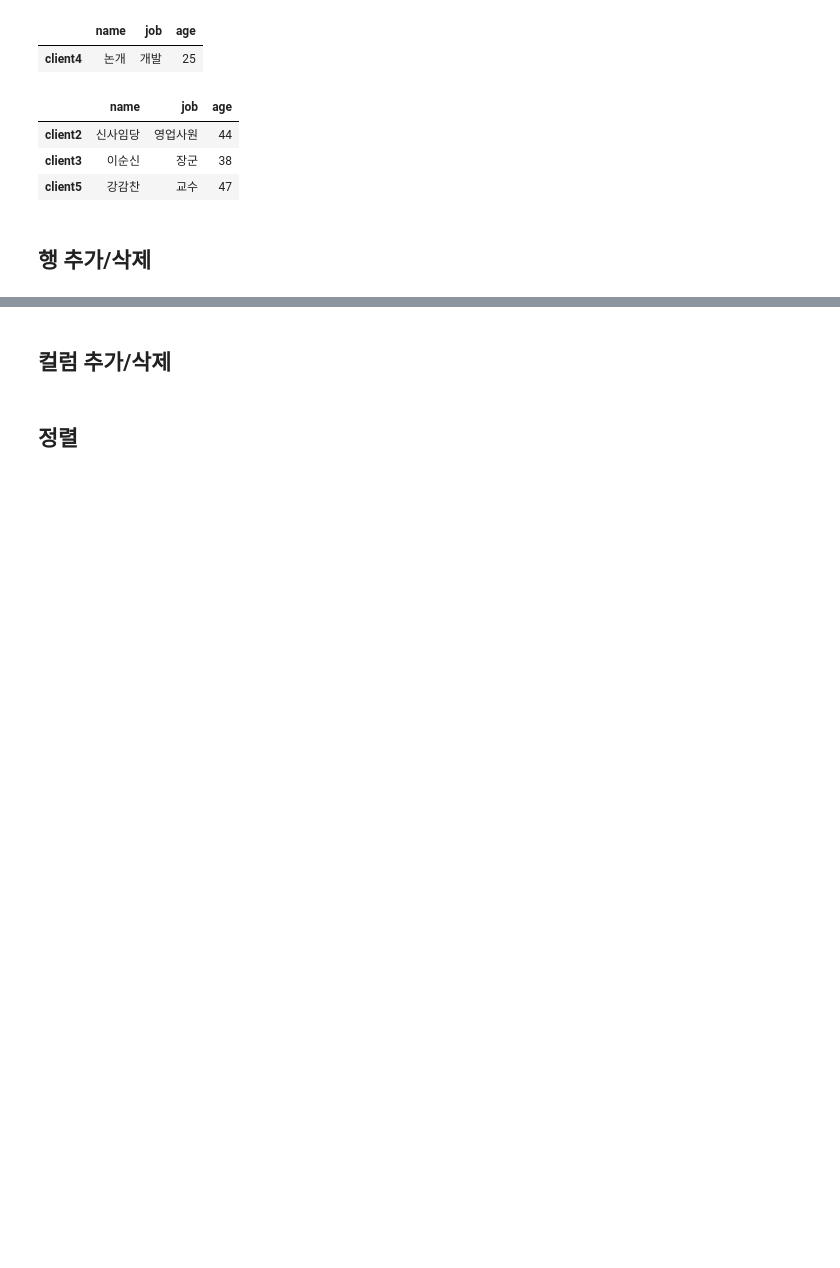
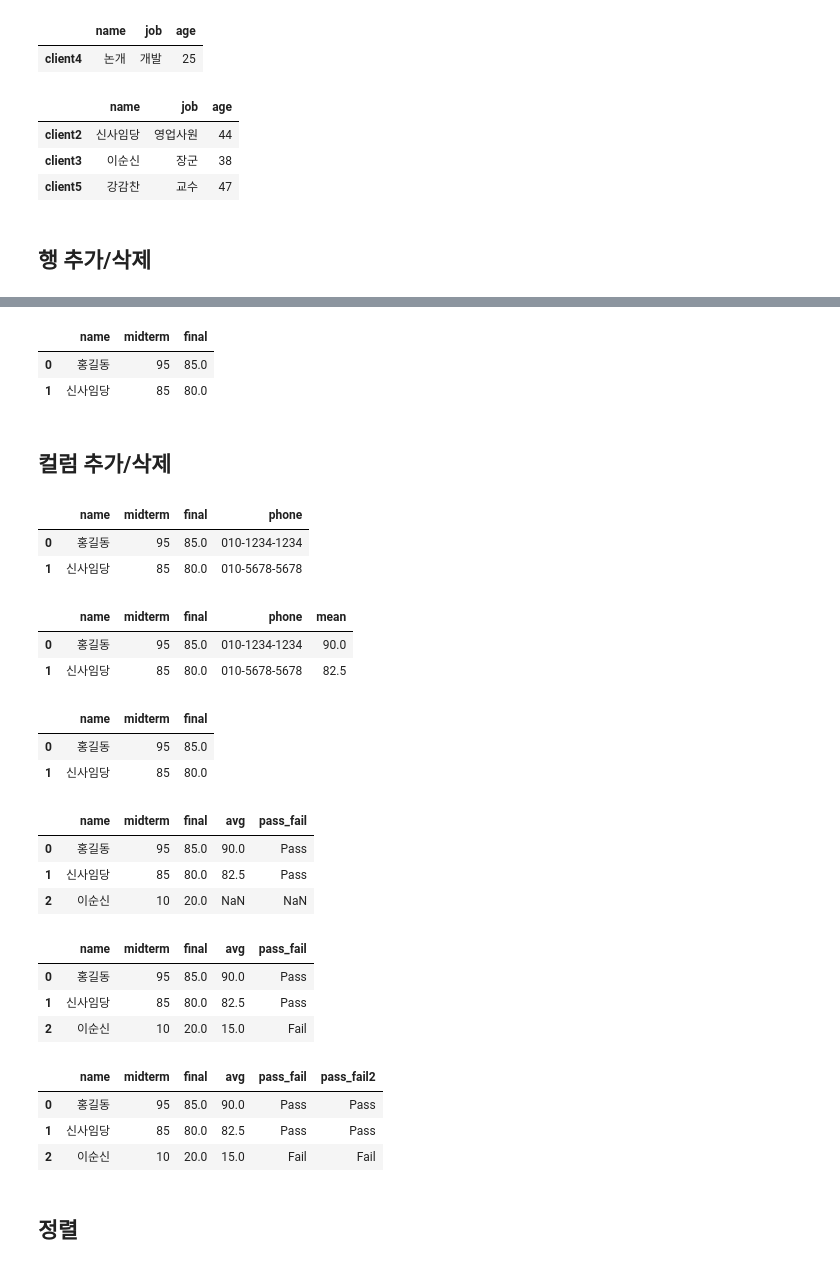
Before and after one commit to suhoo898-skn-33/05_data_analysis, a Jupyter notebook: 02_pandas/02_dataframe.ipynb, the cells around one changed output, grey strips where cells are left out. Drawn from its saved outputs; the diff is of its cells as text; code cells hidden in the pictures; blank space fills up the shorter version.

```diff
--- a/02_pandas/02_dataframe.ipynb
+++ b/02_pandas/02_dataframe.ipynb
@@ -393,4 +444,74 @@ df[(df['age'] >= 40) | (df['name'].str.contains('신'))]
+# %%
+# 특정 조건을 만족하는 모든 행 삭제
+df = df[df['final'] >= 60]  # 60점 이상만 남기기 == 60점 미만 삭제
+df
+# %% [output]
+|  | name | midterm | final |
+| 0 | 홍길동 | 95 | 85.0 |
+| 1 | 신사임당 | 85 | 80.0 |
 # %% [markdown]
 ## 컬럼 추가/삭제
+# %%
+df.loc[:, 'phone'] = ['010-1234-1234', '010-5678-5678']
+
+df
+# %% [output]
+|  | name | midterm | final | phone |
+| 0 | 홍길동 | 95 | 85.0 | 010-1234-1234 |
+| 1 | 신사임당 | 85 | 80.0 | 010-5678-5678 |
+# %%
+# 중간고사, 기말고사 평균 컬럼(mean)을 추가
+df.loc[:, 'mean'] = (df['midterm'] + df['final']) / 2
+df
+# %% [output]
+|  | name | midterm | final | phone | mean |
+| 0 | 홍길동 | 95 | 85.0 | 010-1234-1234 | 90.0 |
+| 1 | 신사임당 | 85 | 80.0 | 010-5678-5678 | 82.5 |
+# %%
+# 컬럼 삭제
+df = df[['name', 'midterm', 'final']]    # fancy indexing
+df
+# %% [output]
+|  | name | midterm | final |
+| 0 | 홍길동 | 95 | 85.0 |
+| 1 | 신사임당 | 85 | 80.0 |
+# %%
+df.loc[2] = {'name' : '이순신', 'midterm' : 10, 'final' : 20}
+df
+# %% [output]
+|  | name | midterm | final | avg | pass_fail |
+| 0 | 홍길동 | 95 | 85.0 | 90.0 | Pass |
+| 1 | 신사임당 | 85 | 80.0 | 82.5 | Pass |
+| 2 | 이순신 | 10 | 20.0 | NaN | NaN |
+# %%
+# ser|df.apply(함수)
+# - 데이터프레임 또는 시리즈 객체의 각 요소에 함수를 적용할 때 사용
+# - 데이터 전처리 시 자주 사용
+
+def pass_or_fail(value):
+    return 'Pass' if value >= 60 else 'Fail'
+
+df.loc[:, 'avg'] = (df['midterm'] + df['final']) / 2
+
+df.loc[:, 'pass_fail'] = df['avg'].apply(pass_or_fail)
+df
+# %% [output]
+|  | name | midterm | final | avg | pass_fail |
+| 0 | 홍길동 | 95 | 85.0 | 90.0 | Pass |
+| 1 | 신사임당 | 85 | 80.0 | 82.5 | Pass |
+| 2 | 이순신 | 10 | 20.0 | 15.0 | Fail |
+# %%
+# apply 함수에 행(record) 전체를 인자로 전달해서 처리하기
+def pass_or_fail2(record):
+    avg = (record['midterm'] + record['final']) / 2
+    return 'Pass' if avg >= 60 else 'Fail'
+
+df.loc[:, 'pass_fail2'] = df.apply(pass_or_fail2, axis=1)
+df
+# %% [output]
+|  | name | midterm | final | avg | pass_fail | pass_fail2 |
+| 0 | 홍길동 | 95 | 85.0 | 90.0 | Pass | Pass |
+| 1 | 신사임당 | 85 | 80.0 | 82.5 | Pass | Pass |
+| 2 | 이순신 | 10 | 20.0 | 15.0 | Fail | Fail |
 # %% [markdown]
 ## 정렬
```
Also changed, not shown: parts of 8 cells of this notebook.
